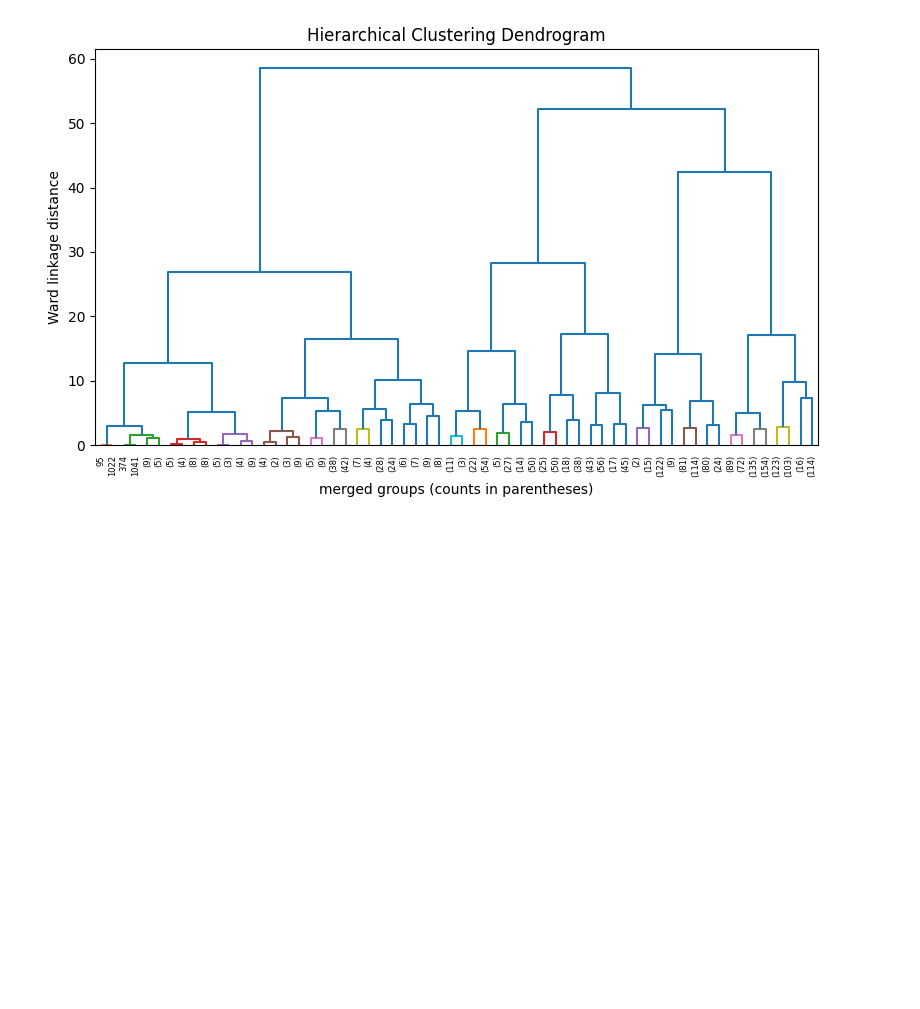
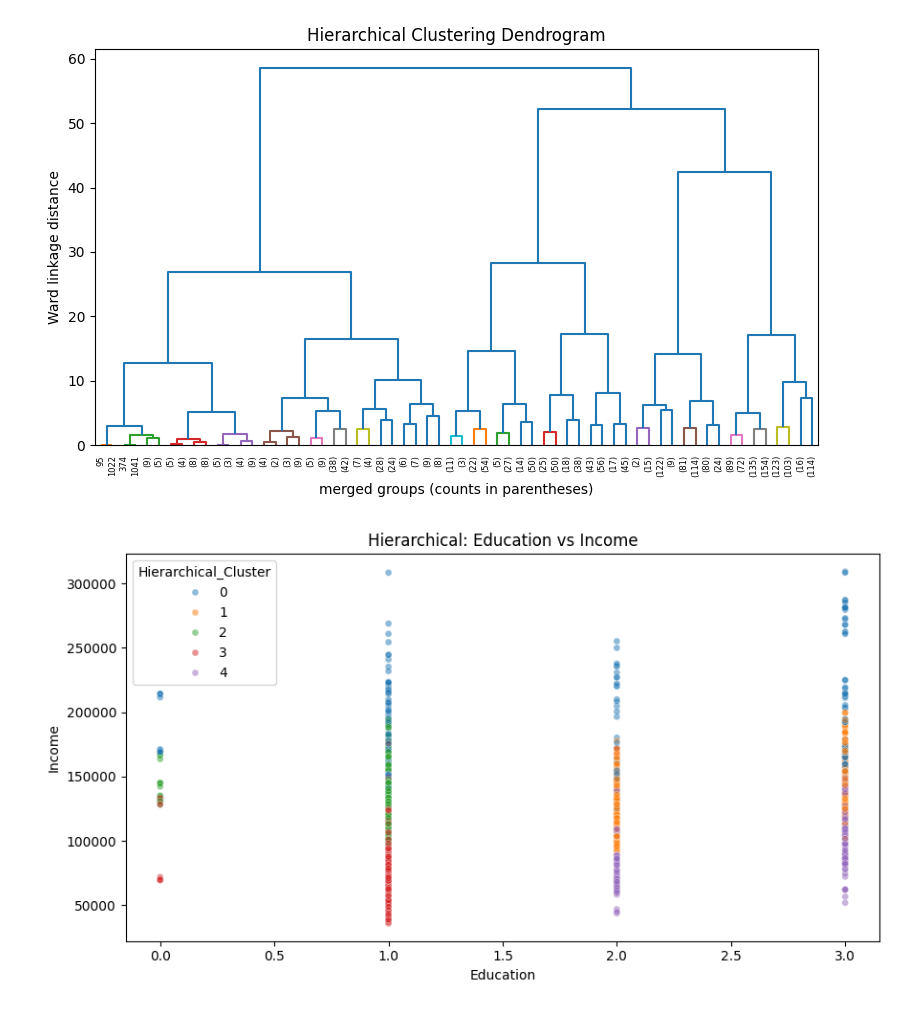
Before and after one commit to mdmohsin212/skill-morph-hw, a Jupyter notebook: Assignment_13.ipynb, the cells around one changed output. Cells and saved outputs as stored; diff of their text form; code cells hidden in the pictures; blank space fills up the shorter version.

Commit message:
Agglomerative Clustering

```diff
--- a/Assignment_13.ipynb
+++ b/Assignment_13.ipynb
@@ -114,3 +114,29 @@ plt.tight_layout()
 plt.show()
 # %% [output]
 [figure]
+# %%
+hierarchical = AgglomerativeClustering(
+    n_clusters=5,
+    linkage="ward"
+)
+
+X["Hierarchical_Cluster"] = hierarchical.fit_predict(X_scaled)
+
+plt.figure(figsize=(9, 5))
+
+sns.scatterplot(
+    x=X["Education"],
+    y=X["Income"],
+    hue=X["Hierarchical_Cluster"],
+    palette="tab10",
+    s=25,
+    alpha=0.5
+)
+
+plt.title("Hierarchical: Education vs Income")
+plt.xlabel("Education")
+plt.ylabel("Income")
+plt.tight_layout()
+plt.show()
+# %% [output]
+[figure, added]
```
